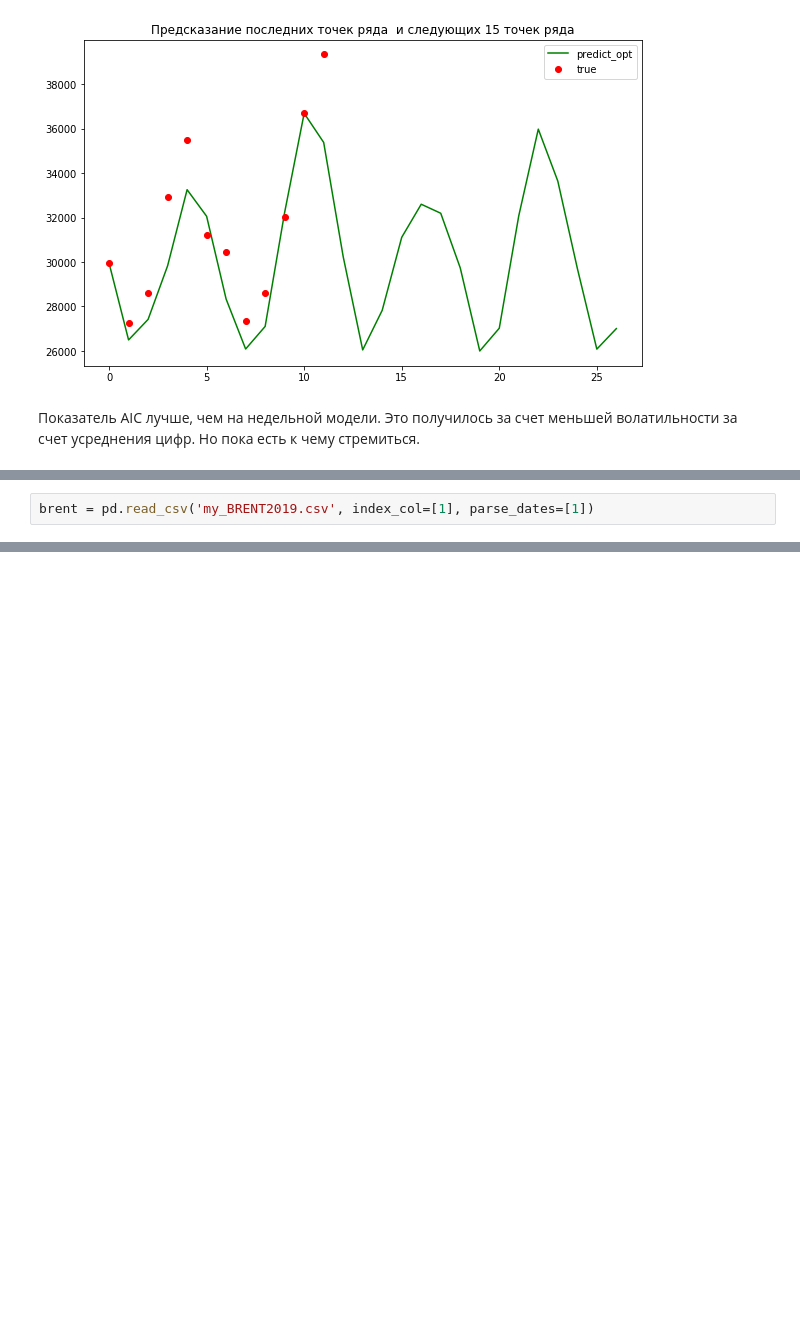
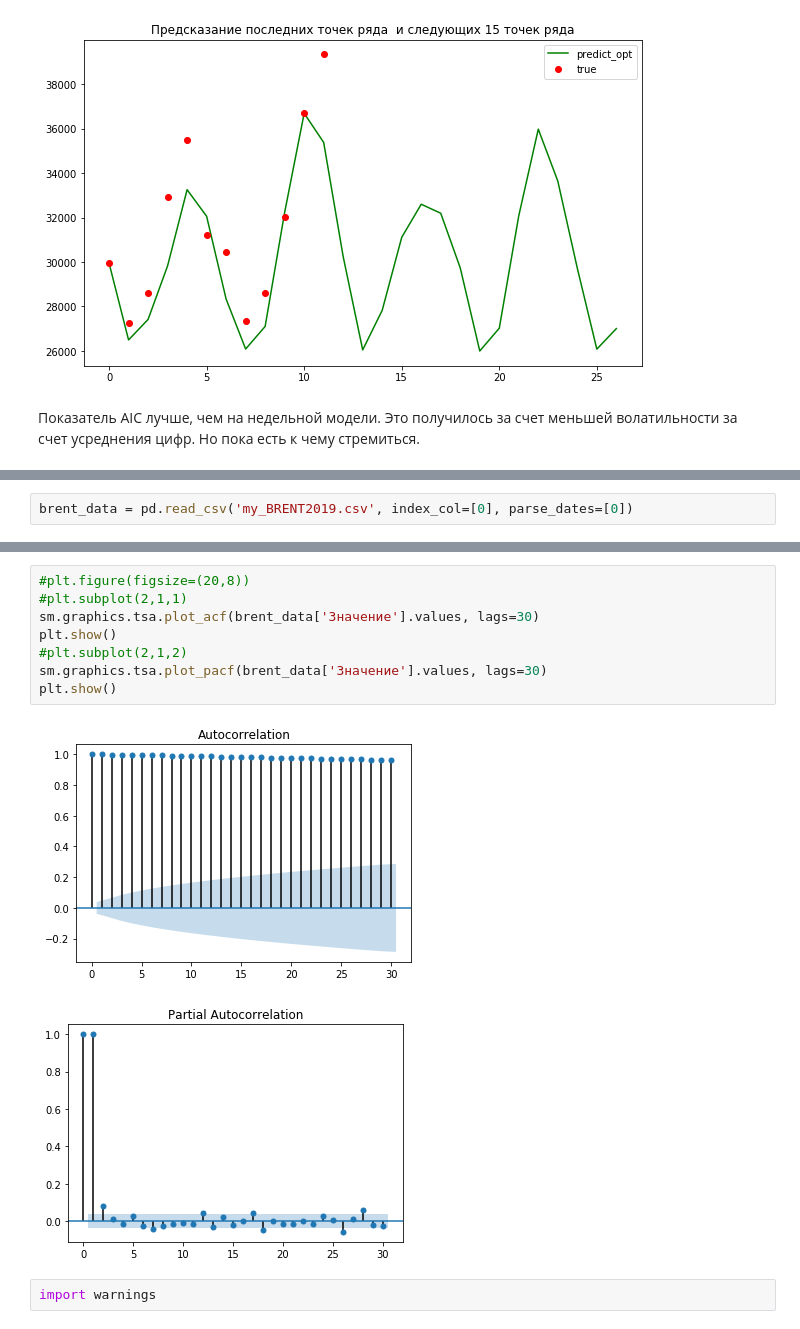
Before and after one commit to lyutov89/ML_in_production, a Jupyter notebook: lesson_3/Lesson_3_HW.ipynb, the cells around one changed output, grey strips where cells are left out. Cells and saved outputs as stored; diff of their text form; blank space fills up the shorter version.

```diff
--- a/lesson_3/Lesson_3_HW.ipynb
+++ b/lesson_3/Lesson_3_HW.ipynb
@@ -210,2 +218,2 @@ plt.show()
 # %%
-brent = pd.read_csv('my_BRENT2019.csv', index_col=[1], parse_dates=[1])
+brent_data = pd.read_csv('my_BRENT2019.csv', index_col=[0], parse_dates=[0])
@@ -211,0 +230,13 @@ brent = pd.read_csv('my_BRENT2019.csv', index_col=[1], parse_dates=[1])
+# %%
+#plt.figure(figsize=(20,8))
+#plt.subplot(2,1,1)
+sm.graphics.tsa.plot_acf(brent_data['Значение'].values, lags=30)
+plt.show()
+#plt.subplot(2,1,2)
+sm.graphics.tsa.plot_pacf(brent_data['Значение'].values, lags=30)
+plt.show()
+# %% [output]
+[figure, added]
+[figure, added]
+# %%
+import warnings
```
Also changed, not shown: parts of 12 cells of this notebook.
